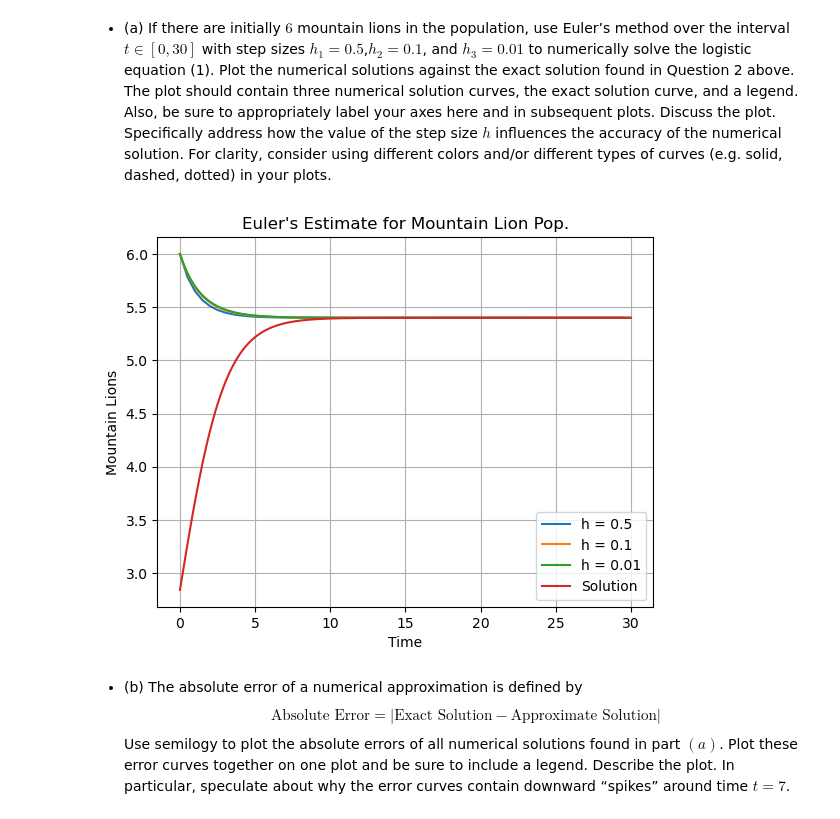
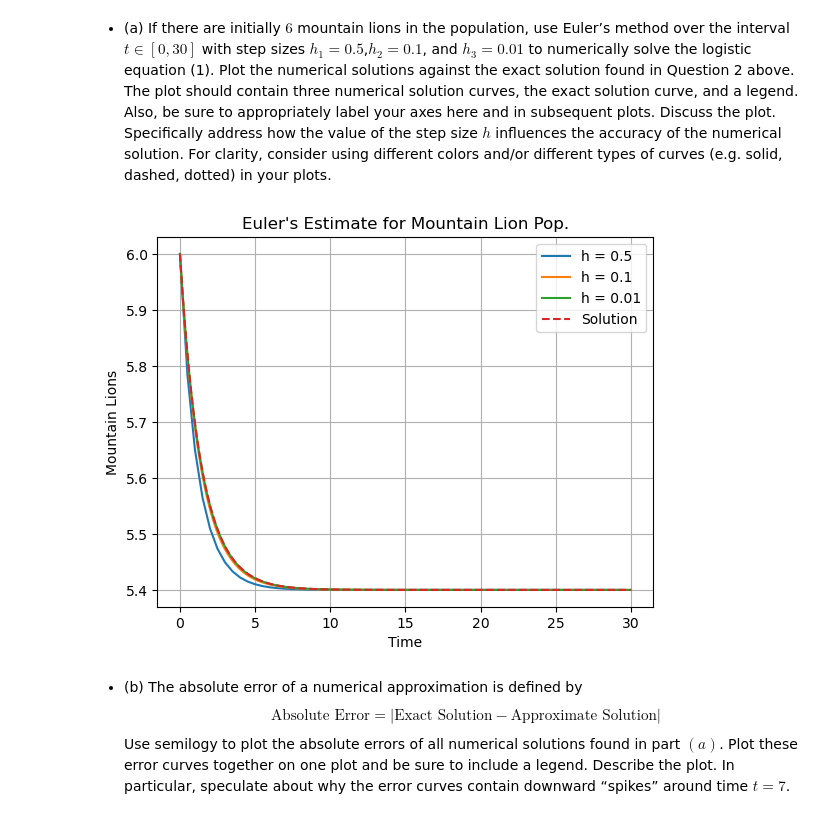
Before and after one commit to scottito/DiffEqProj1, a Jupyter notebook: Project1.ipynb, the cells around one changed output. Drawn from its saved outputs; the diff is of its cells as text; code cells hidden in the pictures.

```diff
--- a/Project1.ipynb
+++ b/Project1.ipynb
@@ -175,34 +175,34 @@ def eulers(h,I):
 # %%
 # The actual answer to the system:
 def solution(t):
-    return L / (1+(L/x0)*np.exp(-r*t))
+    return L / (1+(L/x0 -1)*np.exp(-r*t))
 # %%
 # Create graph of estimate with step size 0.5
 t1, x1 = eulers(h1,I1)
 plt.plot(t1, x1, label="h = 0.5")
 
 # Create graph of estimate with step size 0.1
 t2, x2 = eulers(h2,I2)
 plt.plot(t2, x2, label="h = 0.1")
 
 # Create graph of estimate with step size 0.01
 t3, x3 = eulers(h3,I3)
 plt.plot(t3, x3, label="h = 0.01")
 
 t = np.linspace(0,30,1000)
 x = solution(t)
-plt.plot(t, x, label="Solution")
+plt.plot(t, x, '--', label="Solution")
 
 # Make the plot pretty
 plt.title("Euler's Estimate for Mountain Lion Pop.")
 plt.xlabel("Time")
 plt.ylabel("Mountain Lions")
 plt.grid()
 plt.legend()
 
 plt.show()
 # %% [output]
-[figure, old version]
+[figure, new version]
 # %% [markdown]
 - (b) The absolute error of a numerical approximation is defined by
 $$\text{Absolute Error} = \big| \text{Exact Solution} − \text{Approximate Solution} \big|$$
```
Also changed, not shown: parts of 11 cells of this notebook.
